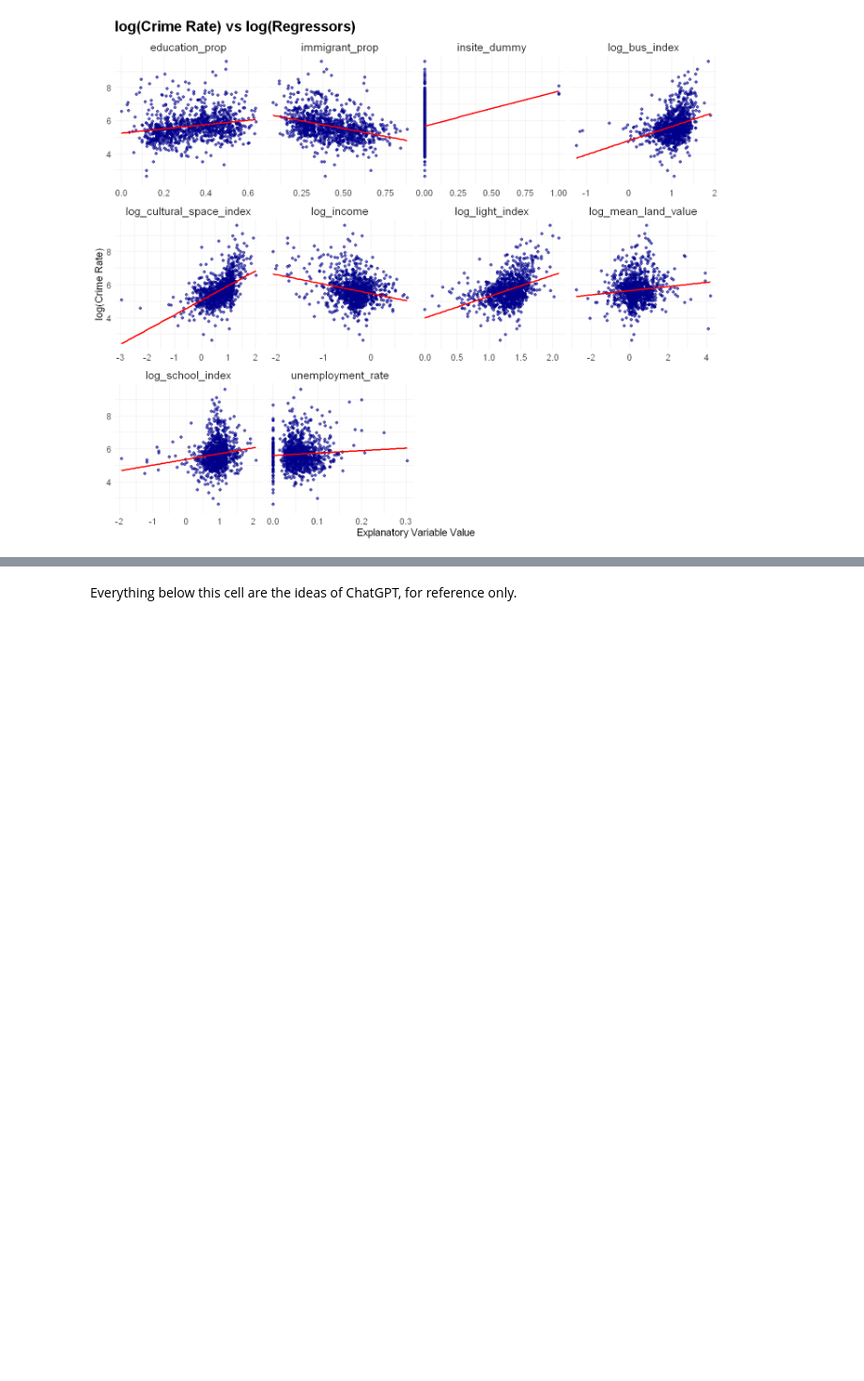
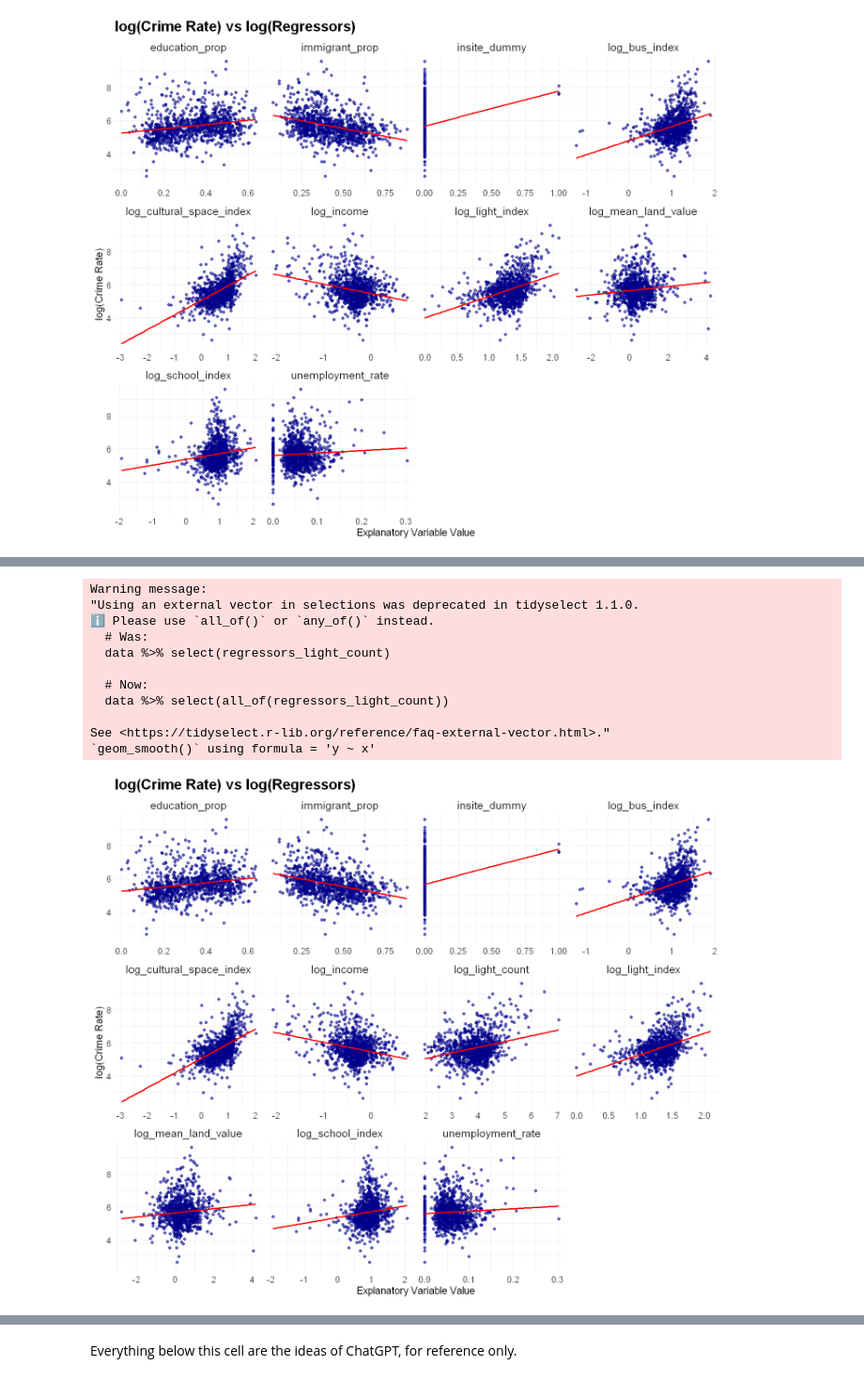
Before and after one commit to Irene-Berezin/econ326, a Jupyter notebook: project_regression.ipynb, the cells around one changed output, grey strips where cells are left out. Shown at 94% size. Saved outputs shown, nothing was run; the diff lists cells and outputs as text; code cells hidden in the pictures; blank space fills up the shorter version.

```diff
--- a/project_regression.ipynb
+++ b/project_regression.ipynb
@@ -2007,0 +1947,21 @@ log_cultural_space_index               log_income           immigrant_prop
+# %%
+# Ensure both datasets are in the same coordinate reference system (CRS)
+light_data <- st_transform(light_data, st_crs(census_index_crime_log_st))
+
+# Perform a spatial join to associate lights with census divisions
+lights_with_census <- st_join(light_data, census_index_crime_log_st, join = st_within)
+
+# Count the number of lights in each census division
+light_counts <- lights_with_census %>%
+    st_drop_geometry() %>% # Drop geometry to simplify counting
+    group_by(name) %>%     # Assuming "name" identifies census divisions
+    summarize(light_count = n(), .groups = "drop")
+
+# Merge light counts back into the census dataset
+census_index_crime_log_st <- census_index_crime_log_st %>%
+    left_join(light_counts, by = "name") %>%
+    mutate(light_count = replace_na(light_count, 0))|>
+    mutate(log_light_count = log(if_else(light_count == 0, 0.01, light_count))) # Fill missing values with 0
+
+# View the updated dataset
+glimpse(census_index_crime_log_st)
@@ -2007,0 +1986,36 @@ log_cultural_space_index               log_income           immigrant_prop
+# %%
+regressors_light_count <- c('log_mean_land_value','log_school_index', 'log_light_index', 'log_bus_index', 'log_cultural_space_index',
+                'log_income', 'immigrant_prop', 'education_prop','insite_dummy', 'unemployment_rate', 'log_light_count')
+
+long_data_light_count <- census_index_crime_log_st |>
+  pivot_longer(cols = regressors_light_count,
+               names_to = "regressor",
+               values_to = "value")
+
+log_log_variables_scatter_light_count <- ggplot(long_data_light_count, aes(x = value, y = log_crime_rate)) +
+  geom_point(color = "darkblue", alpha = 0.6) +
+  facet_wrap(~ regressor, scales = "free_x") +
+  labs(title = "log(Crime Rate) vs log(Regressors)",
+       x = "Explanatory Variable Value",
+       y = "log(Crime Rate)") +
+  geom_smooth(method = "lm", se = FALSE, color = "red") +
+  theme_minimal() +
+  theme(plot.title = element_text(size = 20, face = "bold"),
+        strip.text = element_text(size = 15),
+        axis.title = element_text(size = 14),
+        axis.text = element_text(size = 12))
+
+log_log_variables_scatter_light_count
+# %% [output]
+Warning message:
+"Using an external vector in selections was deprecated in tidyselect 1.1.0.
+ℹ Please use `all_of()` or `any_of()` instead.
+  # Was:
+  data %>% select(regressors_light_count)
+
+  # Now:
+  data %>% select(all_of(regressors_light_count))
+
+See <https://tidyselect.r-lib.org/reference/faq-external-vector.html>."
+`geom_smooth()` using formula = 'y ~ x'
+[figure, added]
```
Also changed, not shown: parts of 31 cells of this notebook.
